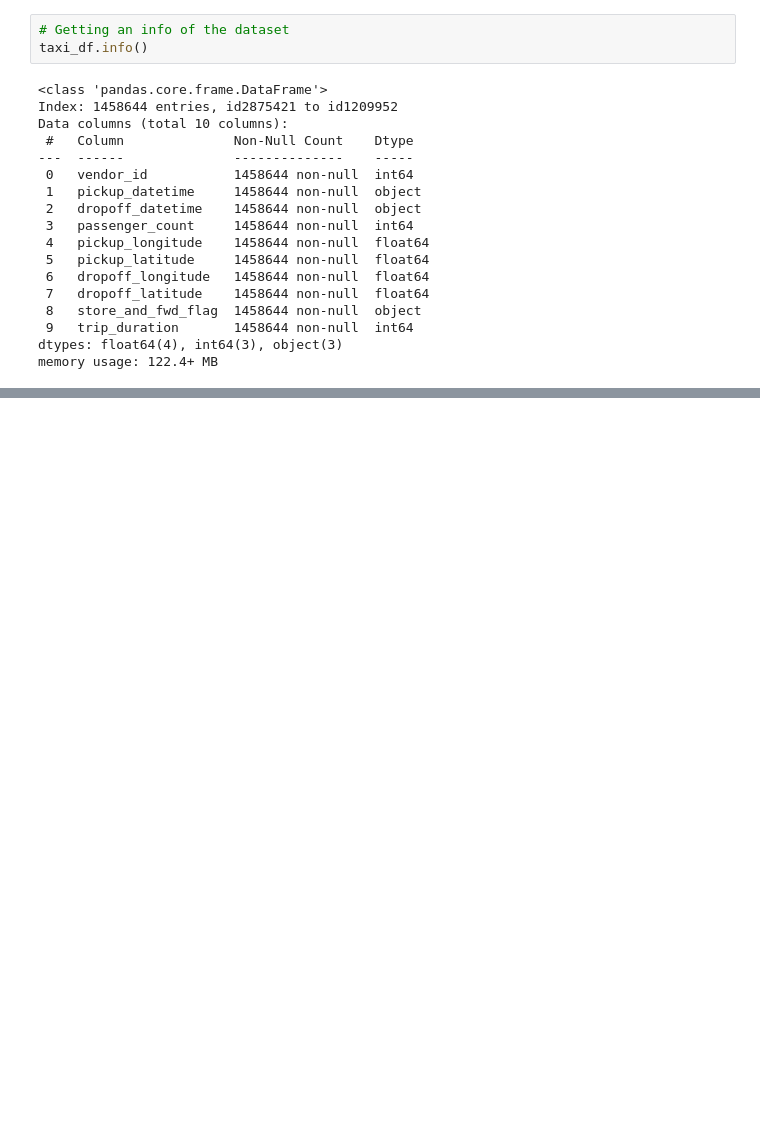
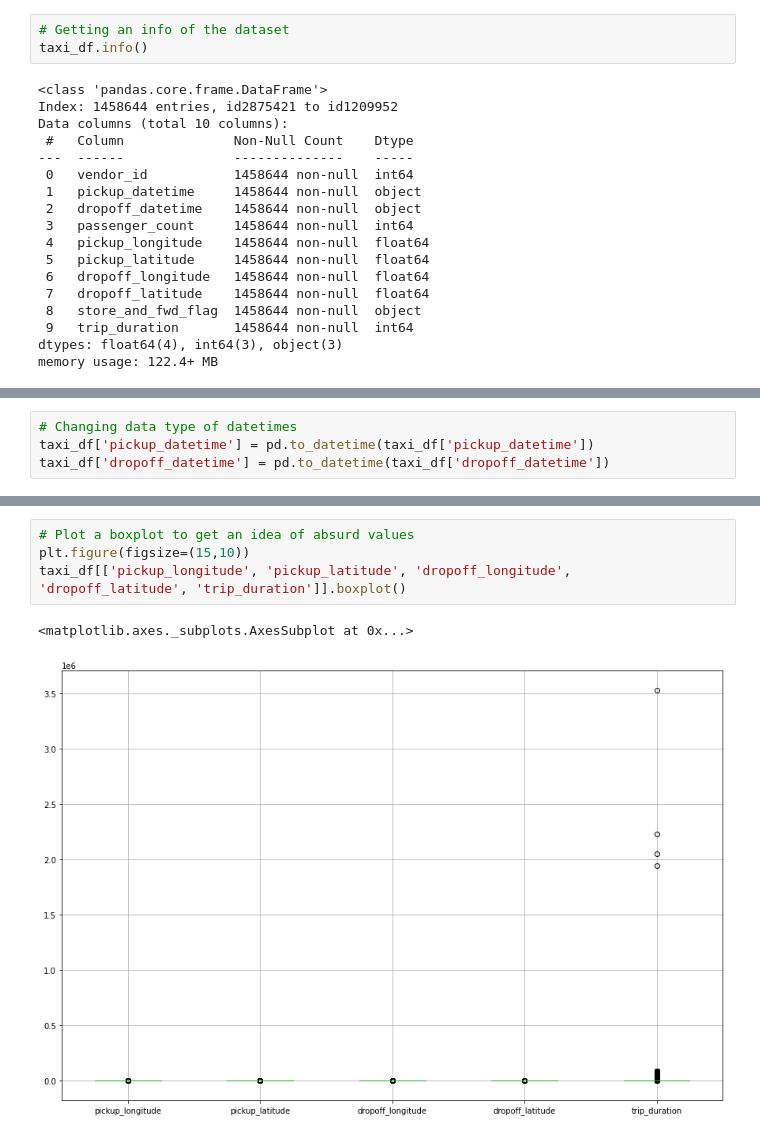
Before and after one commit to Subhajit53/NYC-Taxi-Trip-Time-Prediction, a Jupyter notebook: NYC_Taxi_Trip_Time_Prediction_Colab_Notebook.ipynb, the cells around one changed output, grey strips where cells are left out. Drawn from its saved outputs; the diff is of its cells as text; blank space fills up the shorter version.

```diff
--- a/NYC_Taxi_Trip_Time_Prediction_Colab_Notebook.ipynb
+++ b/NYC_Taxi_Trip_Time_Prediction_Colab_Notebook.ipynb
@@ -106,0 +111,4 @@ memory usage: 122.4+ MB
+# %%
+# Changing data type of datetimes
+taxi_df['pickup_datetime'] = pd.to_datetime(taxi_df['pickup_datetime'])
+taxi_df['dropoff_datetime'] = pd.to_datetime(taxi_df['dropoff_datetime'])
@@ -106,0 +133,7 @@ memory usage: 122.4+ MB
+# %%
+# Plot a boxplot to get an idea of absurd values
+plt.figure(figsize=(15,10))
+taxi_df[['pickup_longitude', 'pickup_latitude', 'dropoff_longitude', 'dropoff_latitude', 'trip_duration']].boxplot()
+# %% [output]
+<matplotlib.axes._subplots.AxesSubplot at 0x...>
+[figure, added]
```
Also changed, not shown: parts of 12 cells of this notebook.
